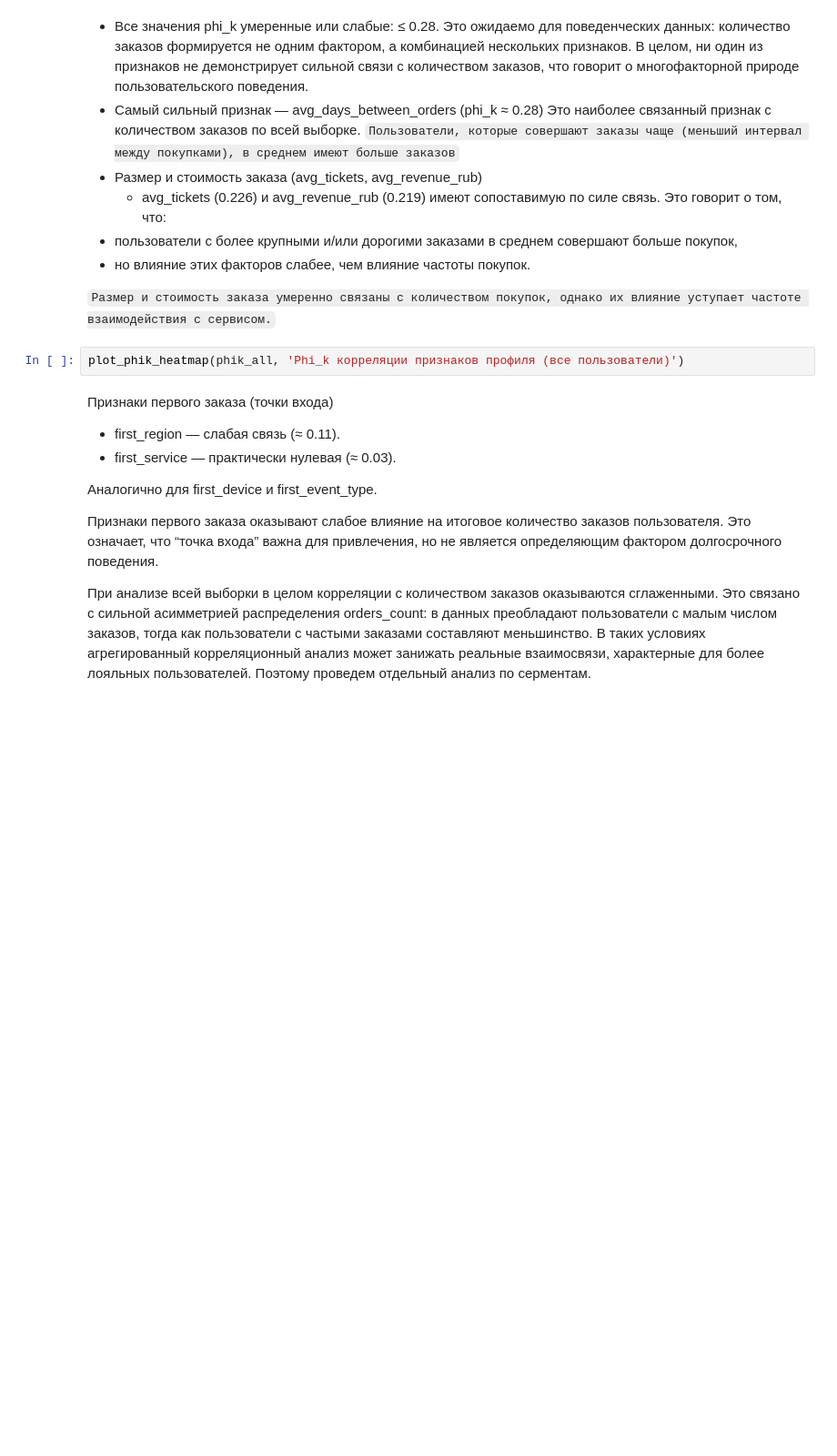
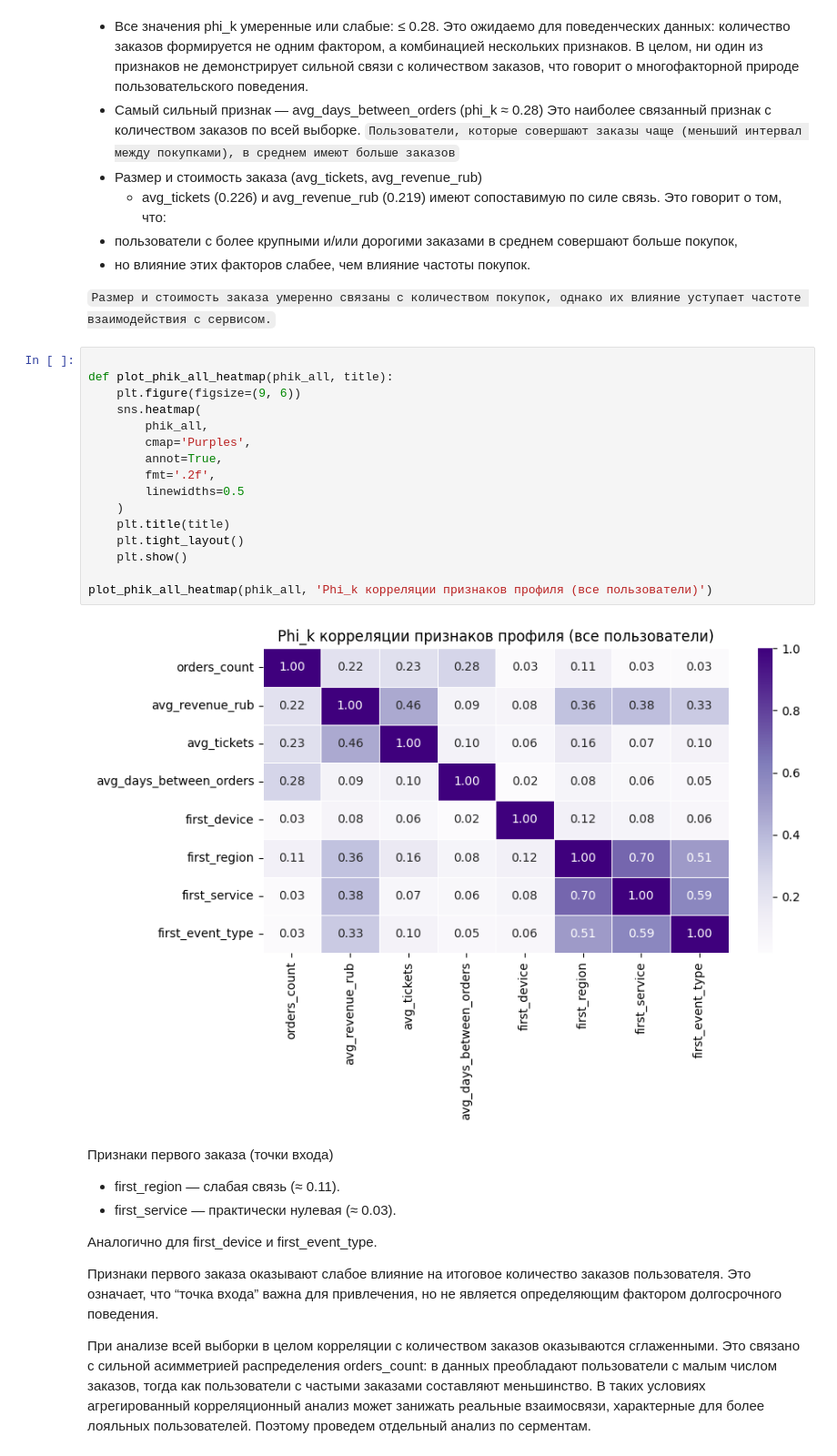
Before and after one commit to Alleone/afisha-loyalty-analysis, a Jupyter notebook: itog_project_m2.ipynb, the cells around one changed output. Shown at 91% size. Drawn from its saved outputs; the diff is of its cells as text; blank space fills up the shorter version.

```diff
--- a/itog_project_m2.ipynb
+++ b/itog_project_m2.ipynb
@@ -2093,7 +2118,23 @@ NameError: name 'corr_features' is not defined
 
 `Размер и стоимость заказа умеренно связаны с количеством покупок, однако их влияние уступает частоте взаимодействия с сервисом.`
 # %%
-plot_phik_heatmap(phik_all, 'Phi_k корреляции признаков профиля (все пользователи)')
+
+def plot_phik_all_heatmap(phik_all, title):
+    plt.figure(figsize=(9, 6))
+    sns.heatmap(
+        phik_all,
+        cmap='Purples',
+        annot=True,
+        fmt='.2f',
+        linewidths=0.5
+    )
+    plt.title(title)
+    plt.tight_layout()
+    plt.show()
+
+plot_phik_all_heatmap(phik_all, 'Phi_k корреляции признаков профиля (все пользователи)')
+# %% [output]
+[figure, added]
 # %% [markdown]
 Признаки первого заказа (точки входа)
 - first_region — слабая связь (≈ 0.11).
```
Also changed, not shown: parts of 8 cells of this notebook.
